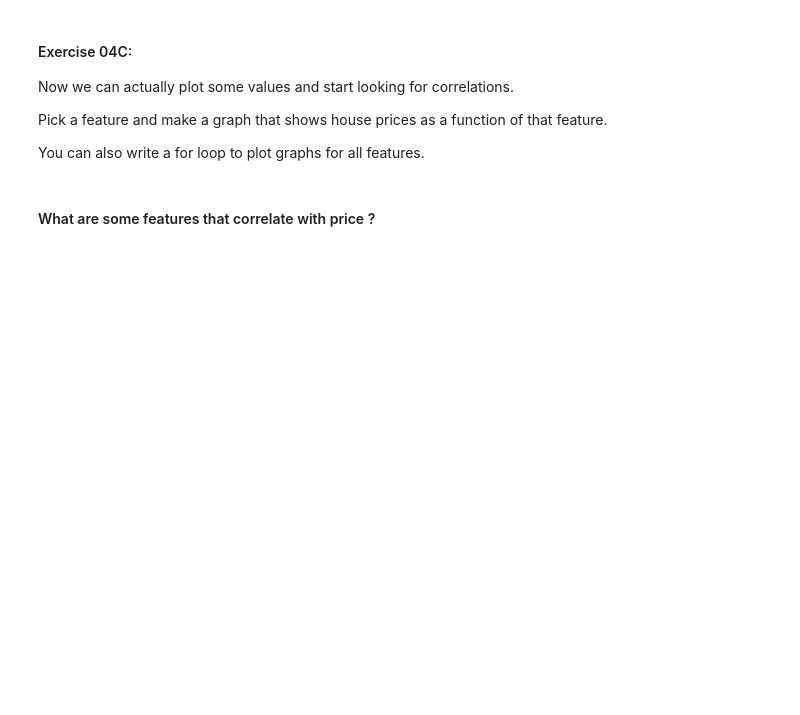
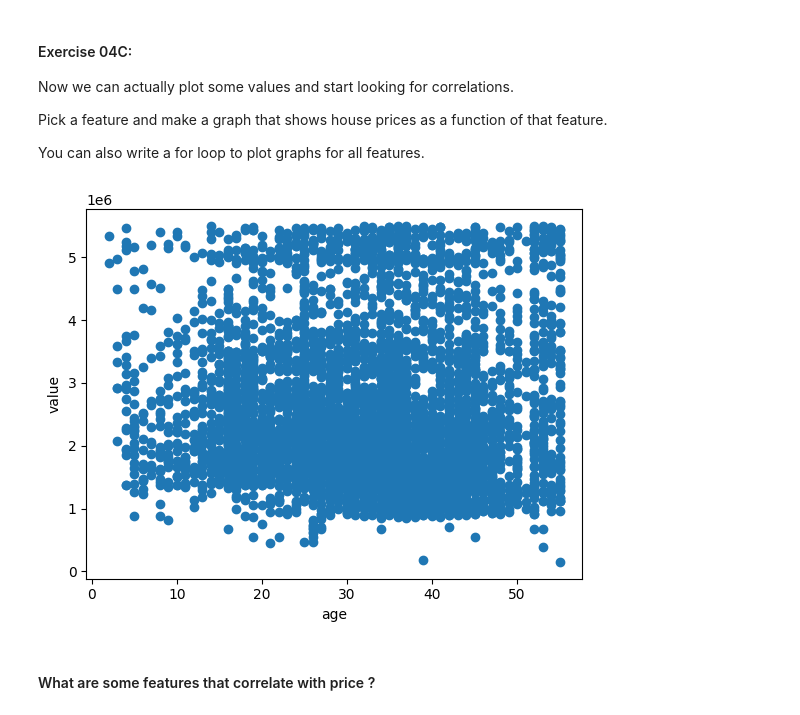
Before and after one commit to takuman-parsons-ml/HW02, a Jupyter notebook: HW02.ipynb, the cells around one changed output. Cells and saved outputs as stored; diff of their text form; code cells hidden in the pictures; blank space fills up the shorter version.

```diff
--- a/HW02.ipynb
+++ b/HW02.ipynb
@@ -356,7 +471,7 @@ Before we plot anything, let's define a function `list_from_key(objs, key)` that
 # helper function to get lists of values from specific key
 def list_from_key(objs, key):
   # TODO: implement the list_from_key functionality
-  return []
+  return [ obj[key] for obj in objs ]
 # %%
 # Test 04B
 Tests.test("04B", list_from_key)
@@ -371,20 +488,21 @@ You can also write a for loop to plot graphs for all features.
 # %%
 # Work on 04C here
 
 # TODO: get a list with all of the price values
-prices = []
+prices = list_from_key(info_houses, "value")
 
 # TODO: get a list with all of the house ages (for example)
-house_ages = []
+house_ages = list_from_key(info_houses, "age")
 
 
 # this is the command to plot a XY scatter plot from 2 lists
 # see documentation: https://matplotlib.org/stable/api/_as_gen/matplotlib.pyplot.scatter.html
-
 plt.scatter(house_ages, prices)
 plt.xlabel("age")
 plt.ylabel("value")
 plt.show()
+# %% [output]
+[figure, added]
 # %% [markdown]
 #### What are some features that correlate with price ?
 # %% [markdown]
```
Also changed, not shown: parts of 22 cells of this notebook, 4 other files.
